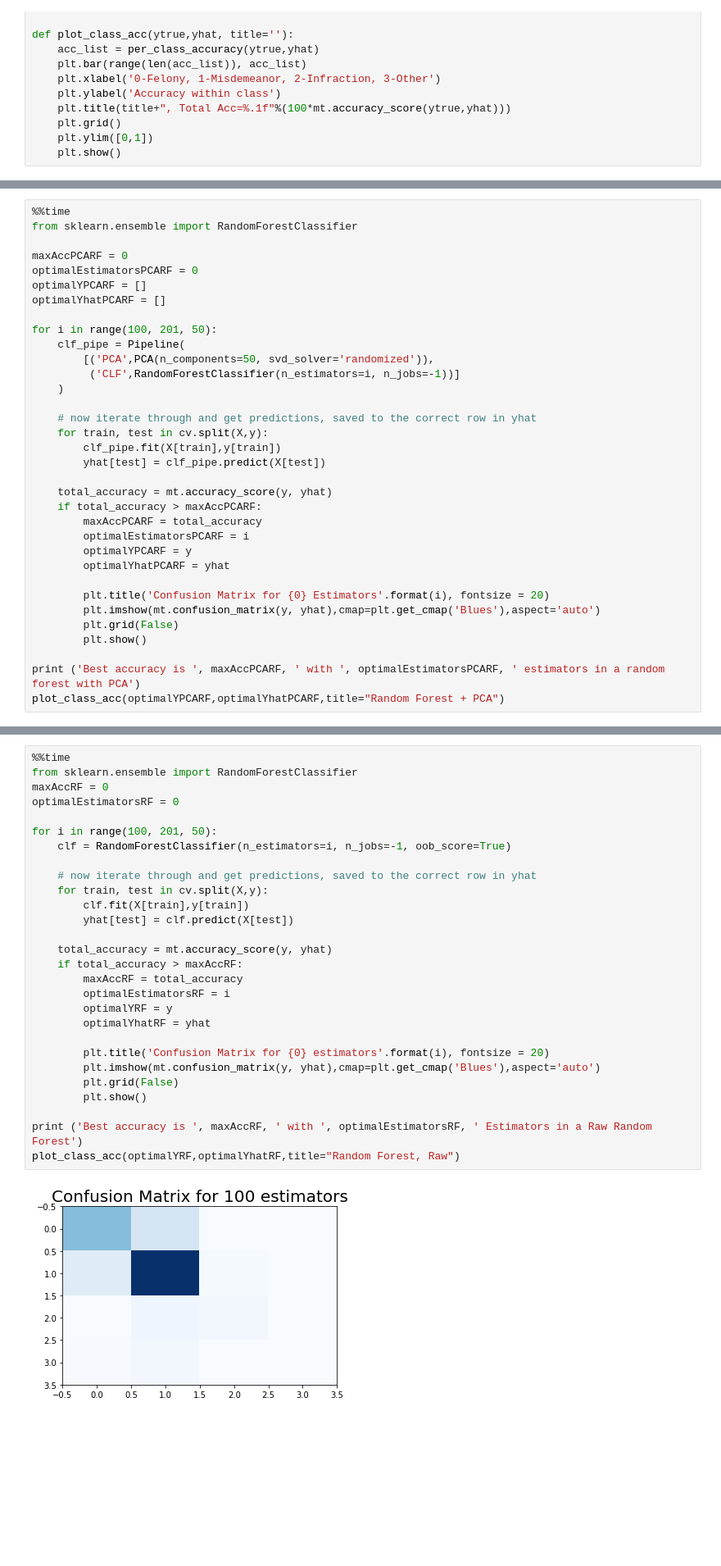
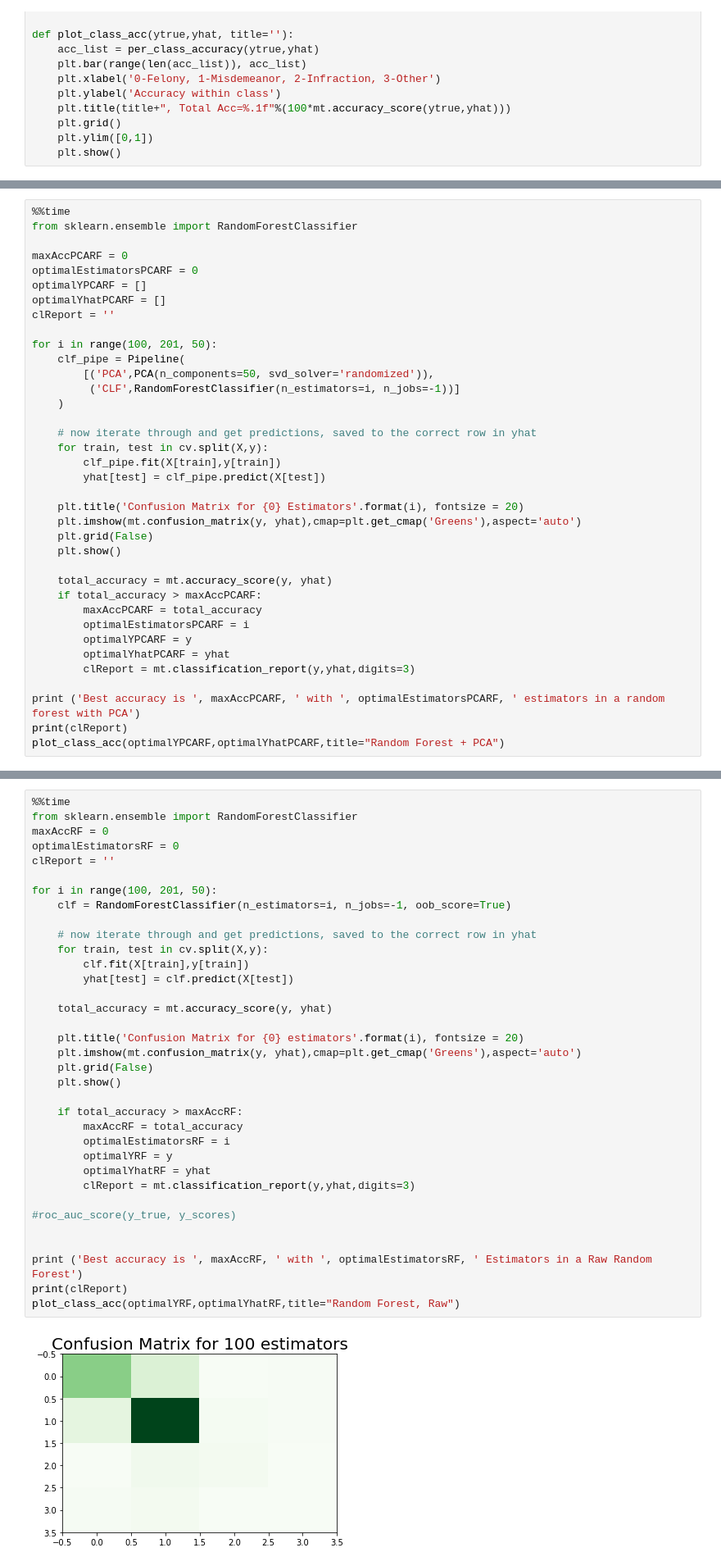
Before and after one commit to EdwardAF-IT/machine-learning-i-group-project, a Jupyter notebook: Code/Lab2_FordFryNavaTan.ipynb, the cells around one changed output, grey strips where cells are left out. Shown at 82% size. Drawn from its saved outputs; the diff is of its cells as text; blank space fills up the shorter version.

```diff
--- a/Code/Lab2_FordFryNavaTan.ipynb
+++ b/Code/Lab2_FordFryNavaTan.ipynb
@@ -533,6 +534,7 @@ maxAccPCARF = 0
 optimalEstimatorsPCARF = 0
 optimalYPCARF = []
 optimalYhatPCARF = []
+clReport = ''
 
 for i in range(100, 201, 50):
     clf_pipe = Pipeline(
@@ -545,18 +547,20 @@ for i in range(100, 201, 50):
         clf_pipe.fit(X[train],y[train])
         yhat[test] = clf_pipe.predict(X[test])
 
+    plt.title('Confusion Matrix for {0} Estimators'.format(i), fontsize = 20)
+    plt.imshow(mt.confusion_matrix(y, yhat),cmap=plt.get_cmap('Greens'),aspect='auto')
+    plt.grid(False)
+    plt.show()
+
     total_accuracy = mt.accuracy_score(y, yhat)
     if total_accuracy > maxAccPCARF:
         maxAccPCARF = total_accuracy
         optimalEstimatorsPCARF = i
         optimalYPCARF = y
         optimalYhatPCARF = yhat
-
-        plt.title('Confusion Matrix for {0} Estimators'.format(i), fontsize = 20)
-        plt.imshow(mt.confusion_matrix(y, yhat),cmap=plt.get_cmap('Blues'),aspect='auto')
-        plt.grid(False)
-        plt.show()
+        clReport = mt.classification_report(y,yhat,digits=3)
 
 print ('Best accuracy is ', maxAccPCARF, ' with ', optimalEstimatorsPCARF, ' estimators in a random forest with PCA')
+print(clReport)
 plot_class_acc(optimalYPCARF,optimalYhatPCARF,title="Random Forest + PCA")
 # %% [output]
@@ -569,30 +583,37 @@ Wall time: 3min 49s
 # %%
 %%time
 from sklearn.ensemble import RandomForestClassifier
 maxAccRF = 0
 optimalEstimatorsRF = 0
+clReport = ''
 
 for i in range(100, 201, 50):
     clf = RandomForestClassifier(n_estimators=i, n_jobs=-1, oob_score=True)
 
     # now iterate through and get predictions, saved to the correct row in yhat
     for train, test in cv.split(X,y):
         clf.fit(X[train],y[train])
         yhat[test] = clf.predict(X[test])
 
     total_accuracy = mt.accuracy_score(y, yhat)
+
+    plt.title('Confusion Matrix for {0} estimators'.format(i), fontsize = 20)
+    plt.imshow(mt.confusion_matrix(y, yhat),cmap=plt.get_cmap('Greens'),aspect='auto')
+    plt.grid(False)
+    plt.show()
+
     if total_accuracy > maxAccRF:
         maxAccRF = total_accuracy
         optimalEstimatorsRF = i
         optimalYRF = y
         optimalYhatRF = yhat
+        clReport = mt.classification_report(y,yhat,digits=3)
 
-        plt.title('Confusion Matrix for {0} estimators'.format(i), fontsize = 20)
-        plt.imshow(mt.confusion_matrix(y, yhat),cmap=plt.get_cmap('Blues'),aspect='auto')
-        plt.grid(False)
-        plt.show()
+#roc_auc_score(y_true, y_scores)
+
 
 print ('Best accuracy is ', maxAccRF, ' with ', optimalEstimatorsRF, ' Estimators in a Raw Random Forest')
+print(clReport)
 plot_class_acc(optimalYRF,optimalYhatRF,title="Random Forest, Raw")
 # %% [output]
-[figure, old version]
+[figure, new version]
```
Also changed, not shown: parts of 12 cells of this notebook.
